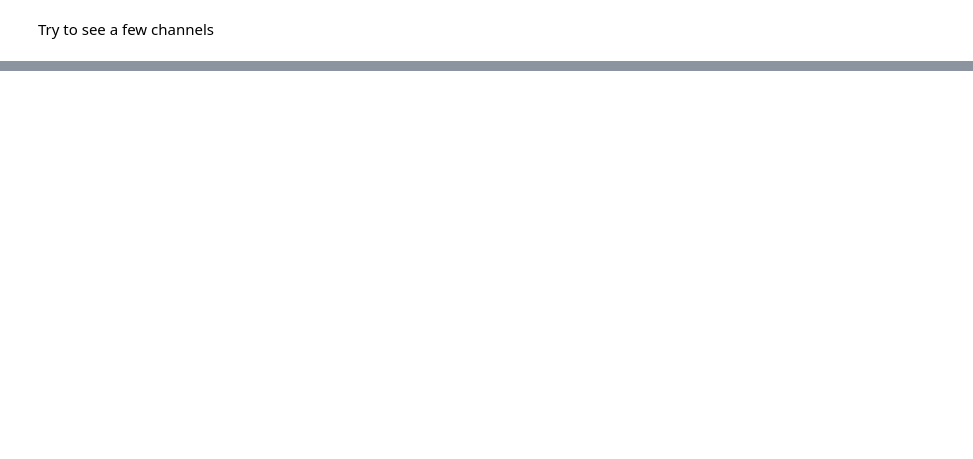
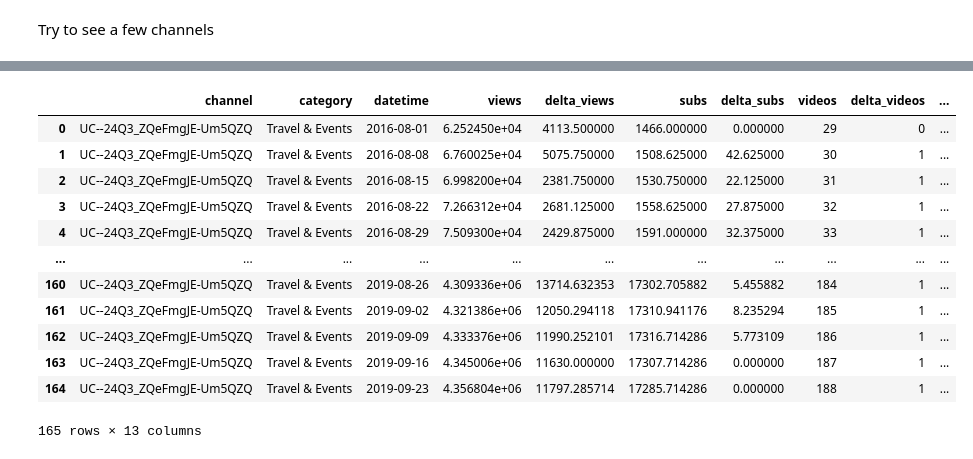
Before and after one commit to epfl-ada/ada-2023-project-lassa8639, a Jupyter notebook: time_series.ipynb, the cells around one changed output, grey strips where cells are left out. Drawn from its saved outputs; the diff is of its cells as text; code cells hidden in the pictures; blank space fills up the shorter version.

```diff
--- a/time_series.ipynb
+++ b/time_series.ipynb
@@ -76,0 +124,16 @@ plt.plot(indeces, views_channel_try)
+# %%
+df_timeseries_mental_health[df_timeseries_mental_health['channel']== 'UC--24Q3_ZQeFmgJE-Um5QZQ']
+# %% [output]
+|  | channel | category | datetime | views | delta_views | subs | delta_subs | videos | delta_videos | ... |
+| 0 | UC--24Q3_ZQeFmgJE-Um5QZQ | Travel & Events | 2016-08-01 | 6.252450e+04 | 4113.500000 | 1466.000000 | 0.000000 | 29 | 0 | ... |
+| 1 | UC--24Q3_ZQeFmgJE-Um5QZQ | Travel & Events | 2016-08-08 | 6.760025e+04 | 5075.750000 | 1508.625000 | 42.625000 | 30 | 1 | ... |
+| 2 | UC--24Q3_ZQeFmgJE-Um5QZQ | Travel & Events | 2016-08-15 | 6.998200e+04 | 2381.750000 | 1530.750000 | 22.125000 | 31 | 1 | ... |
+| 3 | UC--24Q3_ZQeFmgJE-Um5QZQ | Travel & Events | 2016-08-22 | 7.266312e+04 | 2681.125000 | 1558.625000 | 27.875000 | 32 | 1 | ... |
+| 4 | UC--24Q3_ZQeFmgJE-Um5QZQ | Travel & Events | 2016-08-29 | 7.509300e+04 | 2429.875000 | 1591.000000 | 32.375000 | 33 | 1 | ... |
+| ... | ... | ... | ... | ... | ... | ... | ... | ... | ... | ... |
+| 160 | UC--24Q3_ZQeFmgJE-Um5QZQ | Travel & Events | 2019-08-26 | 4.309336e+06 | 13714.632353 | 17302.705882 | 5.455882 | 184 | 1 | ... |
+| 161 | UC--24Q3_ZQeFmgJE-Um5QZQ | Travel & Events | 2019-09-02 | 4.321386e+06 | 12050.294118 | 17310.941176 | 8.235294 | 185 | 1 | ... |
+| 162 | UC--24Q3_ZQeFmgJE-Um5QZQ | Travel & Events | 2019-09-09 | 4.333376e+06 | 11990.252101 | 17316.714286 | 5.773109 | 186 | 1 | ... |
+| 163 | UC--24Q3_ZQeFmgJE-Um5QZQ | Travel & Events | 2019-09-16 | 4.345006e+06 | 11630.000000 | 17307.714286 | 0.000000 | 187 | 1 | ... |
+| 164 | UC--24Q3_ZQeFmgJE-Um5QZQ | Travel & Events | 2019-09-23 | 4.356804e+06 | 11797.285714 | 17285.714286 | 0.000000 | 188 | 1 | ... |
+165 rows × 13 columns
```
Also changed, not shown: parts of 7 cells of this notebook.
